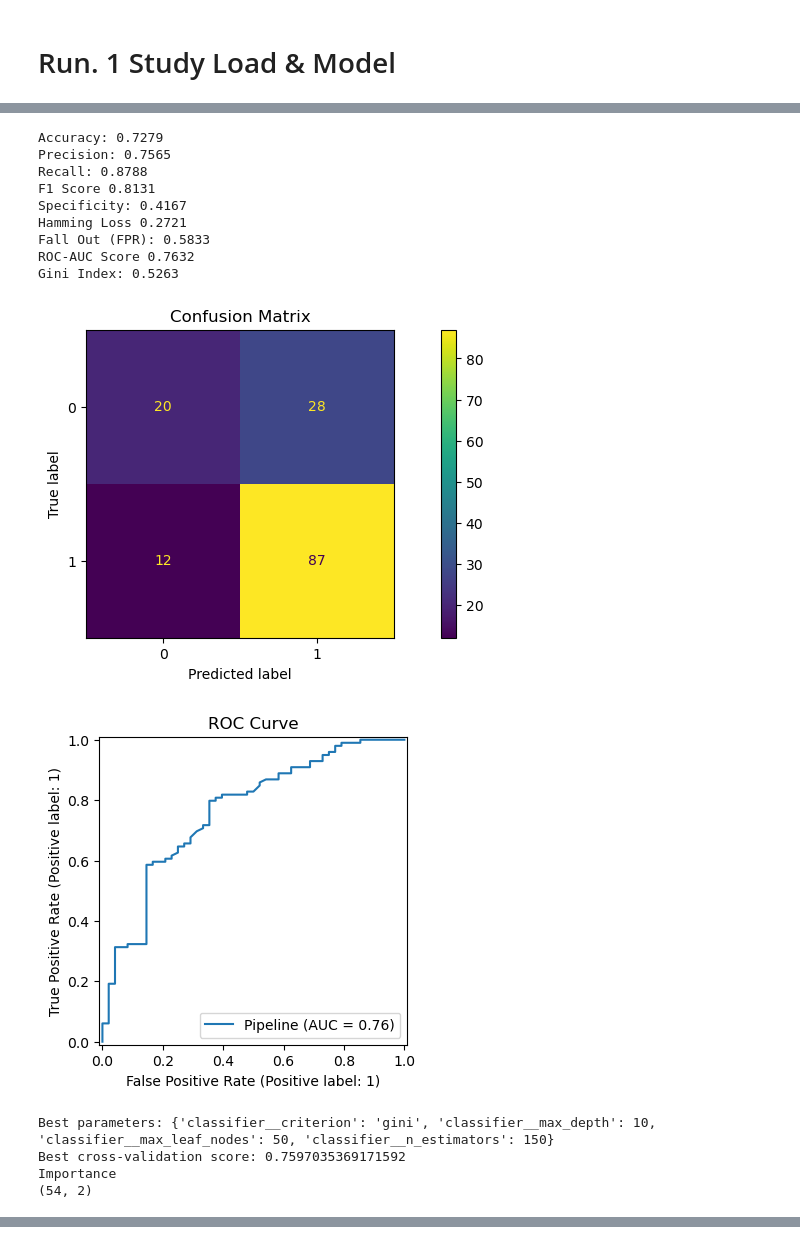
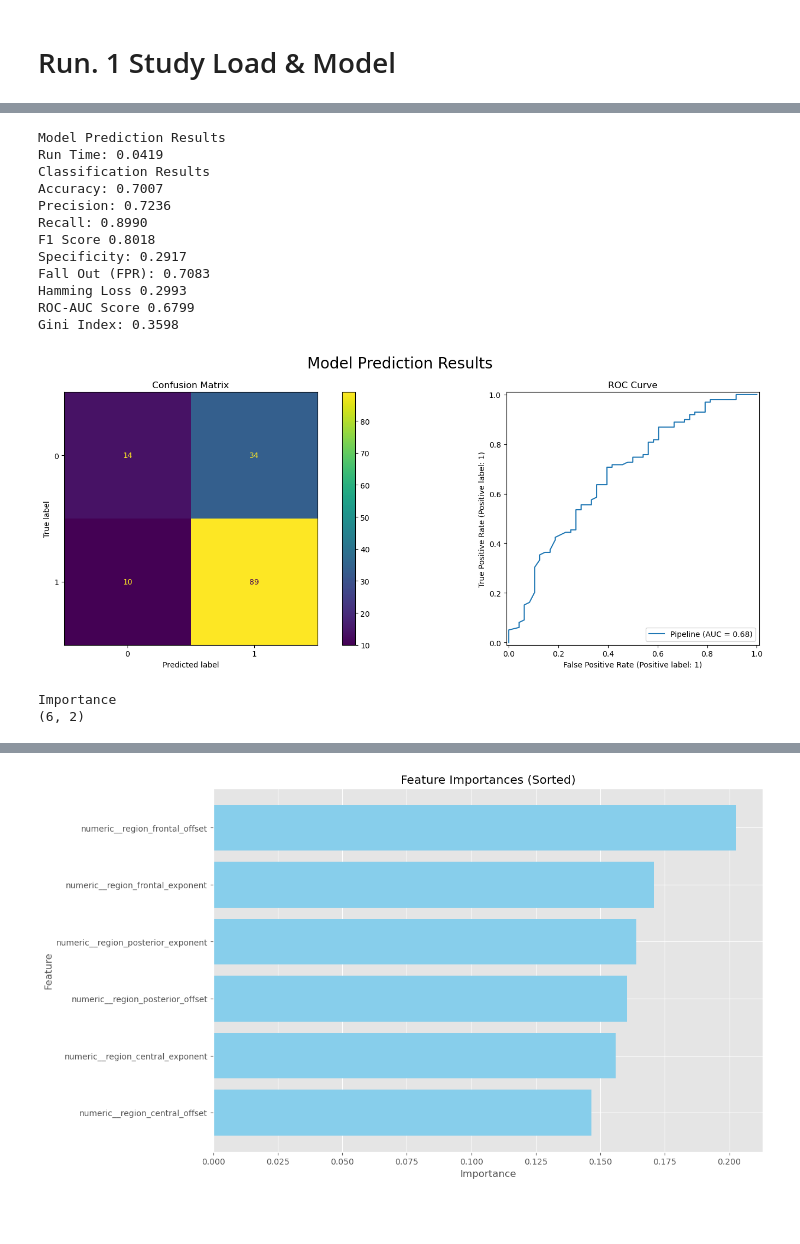
Before and after one commit to StuartG24/EEG_ML_Pipeline, a Jupyter notebook: Notebooks/3_ML_model_Predictions_v1.ipynb, the cells around one changed output, grey strips where cells are left out. Drawn from its saved outputs; the diff is of its cells as text; code cells hidden in the pictures; blank space fills up the shorter version.

Commit message:
Predictions Run

```diff
--- a/Notebooks/3_ML_model_Predictions_v1.ipynb
+++ b/Notebooks/3_ML_model_Predictions_v1.ipynb
@@ -59,13 +60,14 @@ from sklearn.ensemble import RandomForestClassifier
 # %%
 #---- Parameters --------------------------------
 # Study & Processing Run Details
+# study_name = 'IOWA_Rest'
+# eeg_features_run = '1b_EEG_Features_Results_Run_20250801_full_run'
 study_name = 'IOWA_Simon'
 eeg_features_run = '1b_EEG_Features_Results_Run_20250726_full_run'
-ml_training_run = '2a_Feature_Extraction_Data_Run_20250802_extract_train_RF'
+ml_training_run = '2_Feature_Selection_Training_Run_20250803_select_train_regions_aperiodic'
 
-run_description = 'test_prediction'
-test_mode = True
-
+run_description = 'predictions_model_channel_ap'
+# test_mode = True
 #----------------------------------------------------
 
 # Get existing study details, if exists
@@ -86,11 +88,14 @@ eeg_features_superset_df = pd.read_pickle(eeg_features_run_results_path + '/eeg_
 eeg_features_flattened_df = pd.read_pickle(eeg_features_run_results_path + '/eeg_features_flattened_df.pkl', compression='zip')
 
 # Feature Selection, Preparation and ML Model
-ml_training_run_results_path = utils.get_folder_path(study_info['ml_training_results_path'] + '/' + ml_training_run)
+models_folder_path = utils.get_folder_path('Saved_Models')
+ml_training_run_results_path = utils.get_folder_path(models_folder_path + '/' + ml_training_run)
 ml_training_run_details = pd.read_pickle(ml_training_run_results_path + '/run_details.pkl', compression='zip')
 
+# Load Pipelines & Models
 features_prep_pipeline = pickle.load(open(ml_training_run_results_path + '/' + 'features_prep_pipeline.pkl', 'rb'))
-grid_search = pickle.load(open(ml_training_run_results_path + '/' + 'grid_search.pkl', 'rb'))
+# TODO: Load all model files into a list
+grid_search = pickle.load(open(ml_training_run_results_path + '/' + 'grid_search_randforest.pkl', 'rb'))
 model_randforest = pickle.load(open(ml_training_run_results_path + '/' + 'model_randforest.pkl', 'rb'))
 # %%
 # Processing Run Details & Data Structures
@@ -266,29 +231,31 @@ All Pipeline Parameters
 # %%
 # Model Predictions
 
+start_time = time.perf_counter()
 y_pred = model_randforest.predict(X_transformed)
+duration = time.perf_counter() - start_time
 
 # Evaluate Prediction Results
+print('Model Prediction Results')
+print(f'Run Time: {duration:.4f}')
 classification_metrics(model_randforest, X_transformed, y, y_pred)
-print("Best parameters:", grid_search.best_params_)
-print("Best cross-validation score:", grid_search.best_score_)
 
-# Contribution / Importance
-plot_feature_importance(model_randforest)
+# Feature Importance / Contribution
+feature_importance(model_randforest, features_prep_pipeline)
 # %% [output]
-Accuracy: 0.7279
-Precision: 0.7565
-Recall: 0.8788
-F1 Score 0.8131
-Specificity: 0.4167
-Hamming Loss 0.2721
-Fall Out (FPR): 0.5833
-ROC-AUC Score 0.7632
-Gini Index: 0.5263
+Model Prediction Results
+Run Time: 0.0419
+Classification Results
+Accuracy: 0.7007
+Precision: 0.7236
+Recall: 0.8990
+F1 Score 0.8018
+Specificity: 0.2917
+Fall Out (FPR): 0.7083
+Hamming Loss 0.2993
+ROC-AUC Score 0.6799
+Gini Index: 0.3598
-[figure, old version]
+[figure, new version]
-[figure, old version]
-Best parameters: {'classifier__criterion': 'gini', 'classifier__max_depth': 10, 'classifier__max_leaf_nodes': 50, 'classifier__n_estimators': 150}
-Best cross-validation score: 0.7597035369171592
 Importance
-(54, 2)
+(6, 2)
 |  | Feature | Importance |
@@ -300,0 +267 @@ Importance
+[figure, new version]
```
Also changed, not shown: parts of 18 cells of this notebook, 6 other files.
